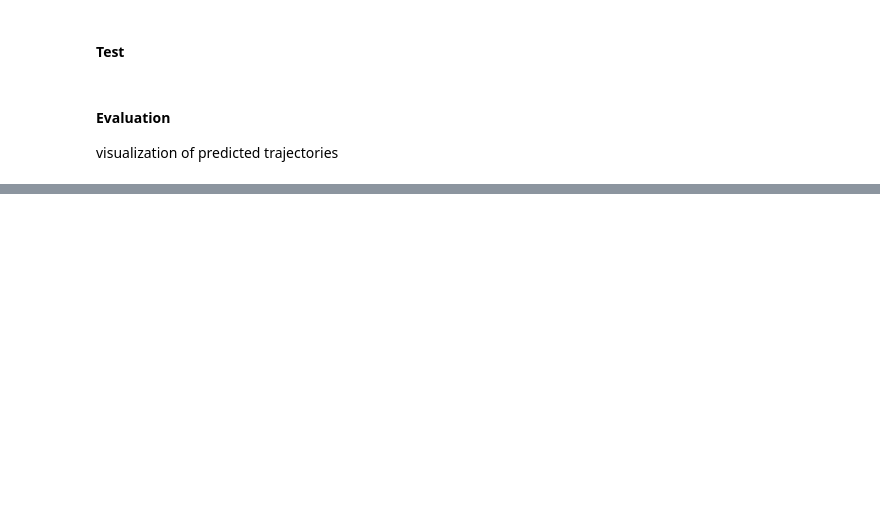
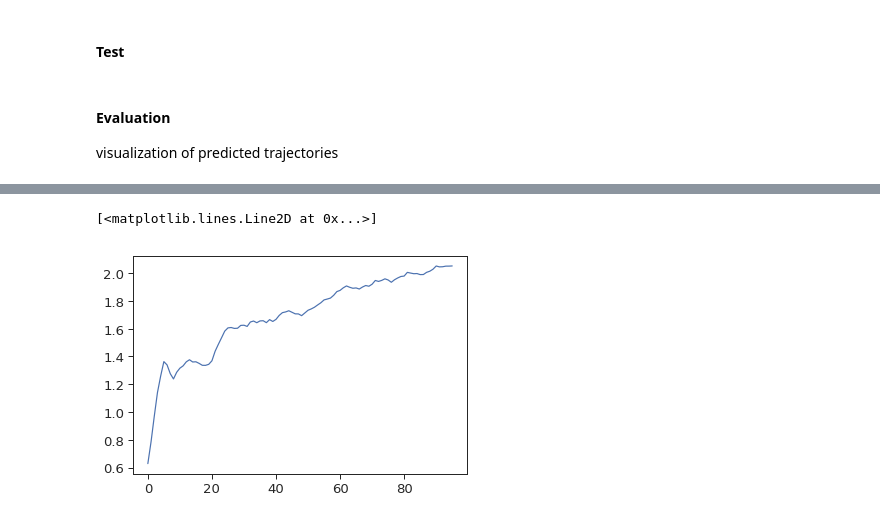
Before and after one commit to lappalainenj/mapsgan, a Jupyter notebook: examples/How to train with cLRSolver?.ipynb, the cells around one changed output, grey strips where cells are left out. Saved outputs shown, nothing was run; the diff lists cells and outputs as text; code cells hidden in the pictures; blank space fills up the shorter version.

```diff
--- a/examples/How to train with cLRSolver?.ipynb
+++ b/examples/How to train with cLRSolver?.ipynb
@@ -54,0 +72,5 @@ ll = vis.trajectories(output, scenes=[10])
+# %%
+plt.plot(smooth_data(solver.train_loss_history['validation']['diversity']['scene_cos'], 5))
+# %% [output]
+[<matplotlib.lines.Line2D at 0x...>]
+[figure, added]
```
Also changed, not shown: parts of 9 cells of this notebook, 8 other files.
